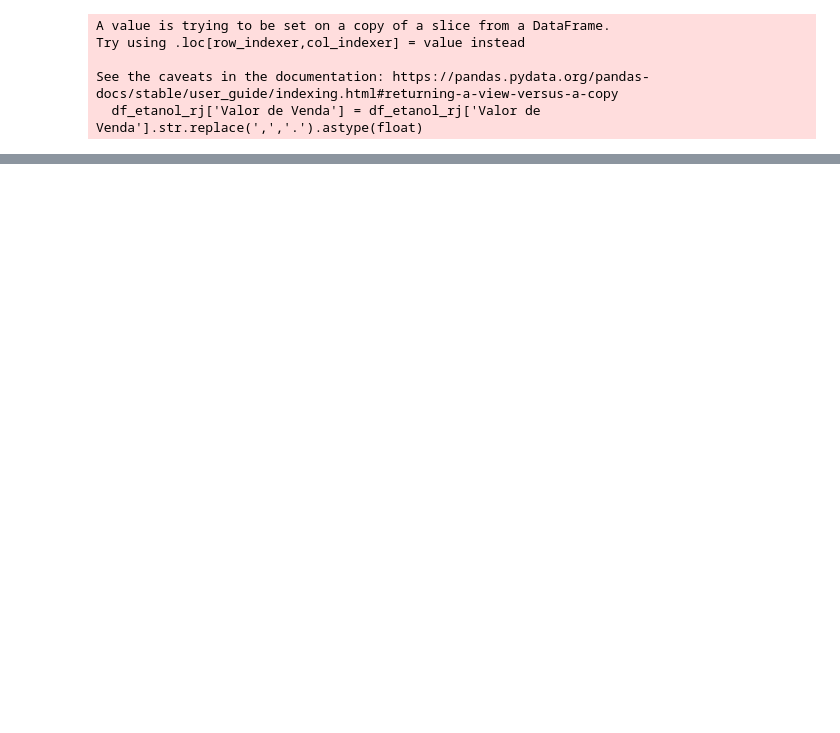
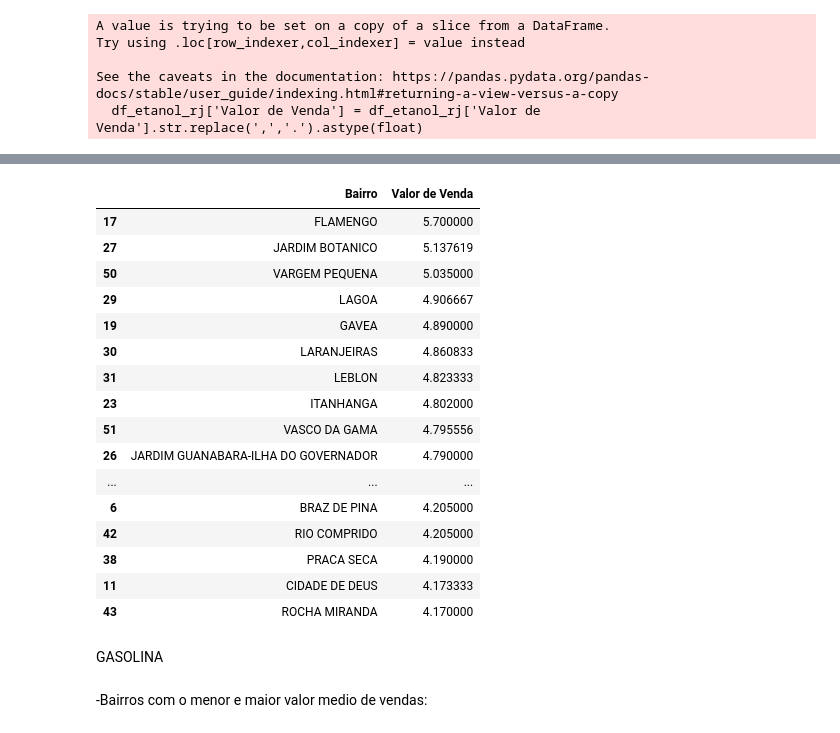
Before and after one commit to Fani-Oliveira/Repo_Senac, a Jupyter notebook: EstudoCombustiveis.ipynb, the cells around one changed output, grey strips where cells are left out. Drawn from its saved outputs; the diff is of its cells as text; code cells hidden in the pictures; blank space fills up the shorter version.

```diff
--- a/EstudoCombustiveis.ipynb
+++ b/EstudoCombustiveis.ipynb
@@ -91,0 +109,25 @@ df_etanol.head()
+# %%
+df_etanol_ordenado = df_etanol.sort_values(by='Valor de Venda', ascending= False)
+df_etanol_ordenado
+# %% [output]
+|  | Bairro | Valor de Venda |
+| 17 | FLAMENGO | 5.700000 |
+| 27 | JARDIM BOTANICO | 5.137619 |
+| 50 | VARGEM PEQUENA | 5.035000 |
+| 29 | LAGOA | 4.906667 |
+| 19 | GAVEA | 4.890000 |
+| 30 | LARANJEIRAS | 4.860833 |
+| 31 | LEBLON | 4.823333 |
+| 23 | ITANHANGA | 4.802000 |
+| 51 | VASCO DA GAMA | 4.795556 |
+| 26 | JARDIM GUANABARA-ILHA DO GOVERNADOR | 4.790000 |
+| ... | ... | ... |
+| 6 | BRAZ DE PINA | 4.205000 |
+| 42 | RIO COMPRIDO | 4.205000 |
+| 38 | PRACA SECA | 4.190000 |
+| 11 | CIDADE DE DEUS | 4.173333 |
+| 43 | ROCHA MIRANDA | 4.170000 |
+# %% [markdown]
+GASOLINA
+# %% [markdown]
+-Bairros com o menor e maior valor medio de vendas:
```
Also changed, not shown: parts of 20 cells of this notebook, 2 other files.
